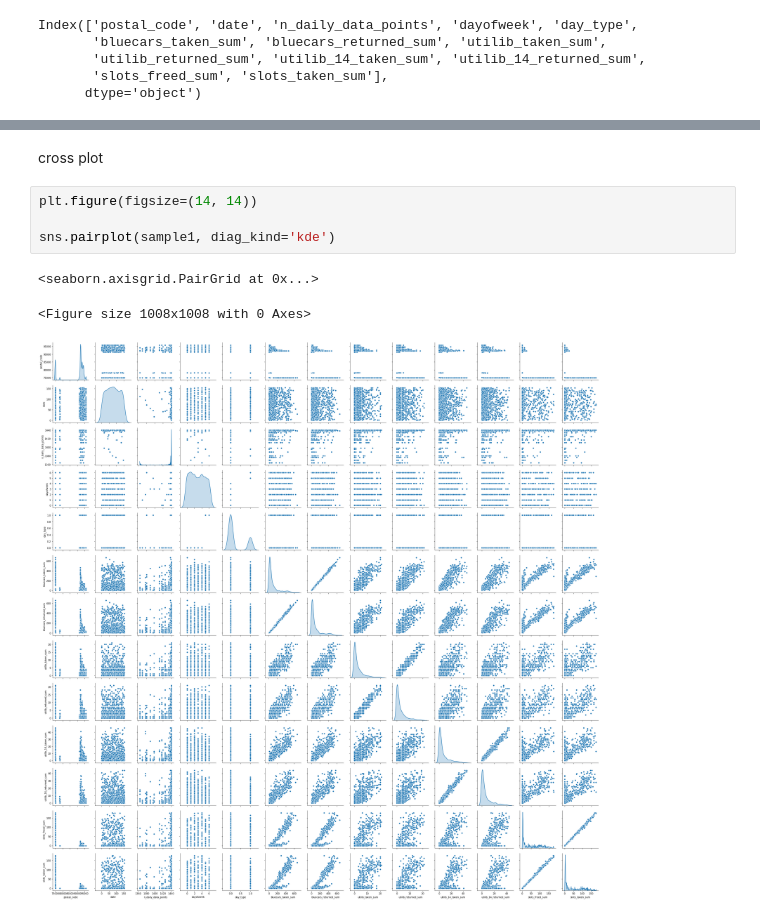
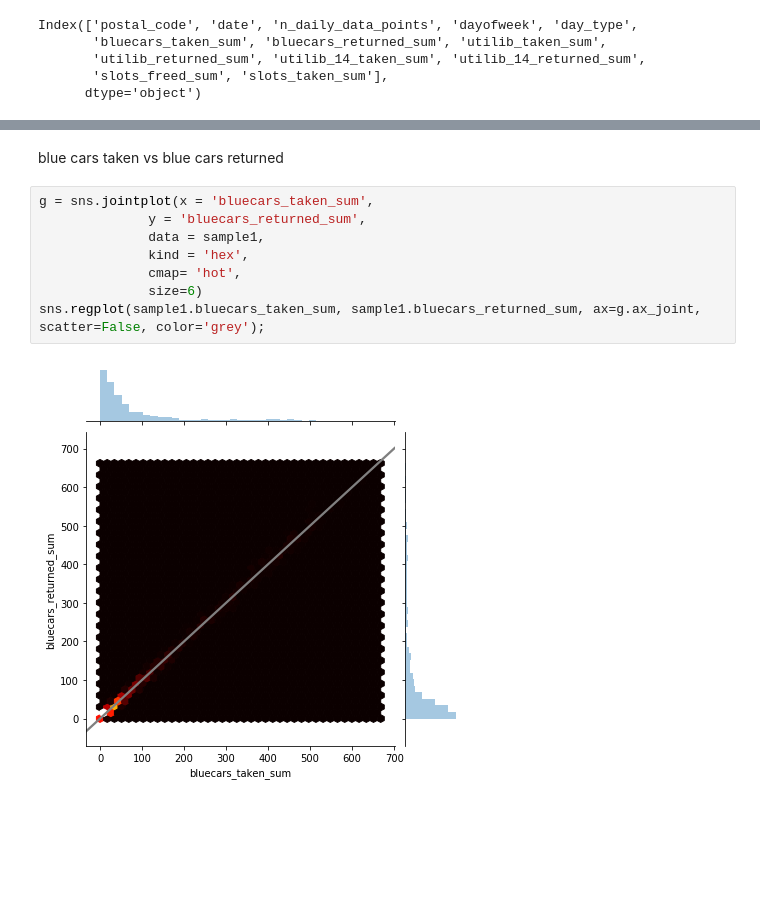
Before and after one commit to victoriousvictor42/ALIF-TRADING-COMPANY, a Jupyter notebook: Autolib.ipynb, the cells around one changed output, grey strips where cells are left out. Saved outputs shown, nothing was run; the diff lists cells and outputs as text; blank space fills up the shorter version.

```diff
--- a/Autolib.ipynb
+++ b/Autolib.ipynb
@@ -495,10 +509,12 @@ sns.heatmap(vg_corr,
-# %% [markdown]
-cross plot
-# %%
-plt.figure(figsize=(14, 14))
-
-sns.pairplot(sample1, diag_kind='kde')
-# %% [output]
-<seaborn.axisgrid.PairGrid at 0x...>
-<Figure size 1008x1008 with 0 Axes>
-[figure, removed]
+# %% [markdown]
+blue cars taken vs blue cars returned
+# %%
+g = sns.jointplot(x = 'bluecars_taken_sum',
+              y = 'bluecars_returned_sum',
+              data = sample1,
+              kind = 'hex',
+              cmap= 'hot',
+              size=6)
+sns.regplot(sample1.bluecars_taken_sum, sample1.bluecars_returned_sum, ax=g.ax_joint, scatter=False, color='grey');
+# %% [output]
+[figure, added]
```
Also changed, not shown: parts of 10 cells of this notebook.
